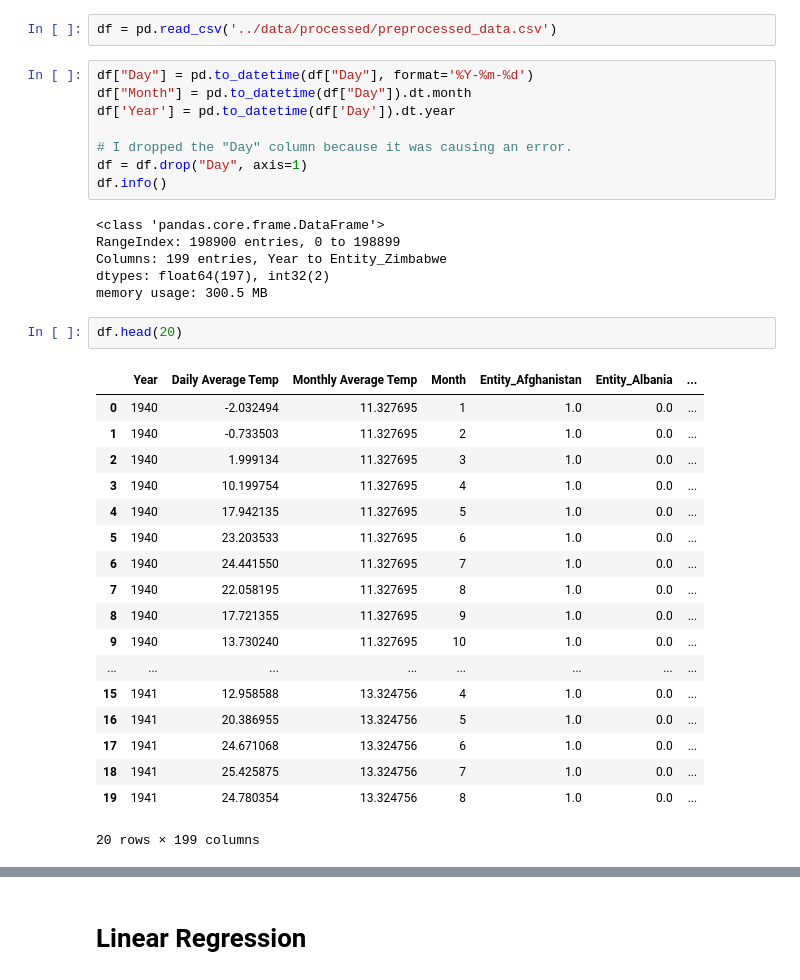
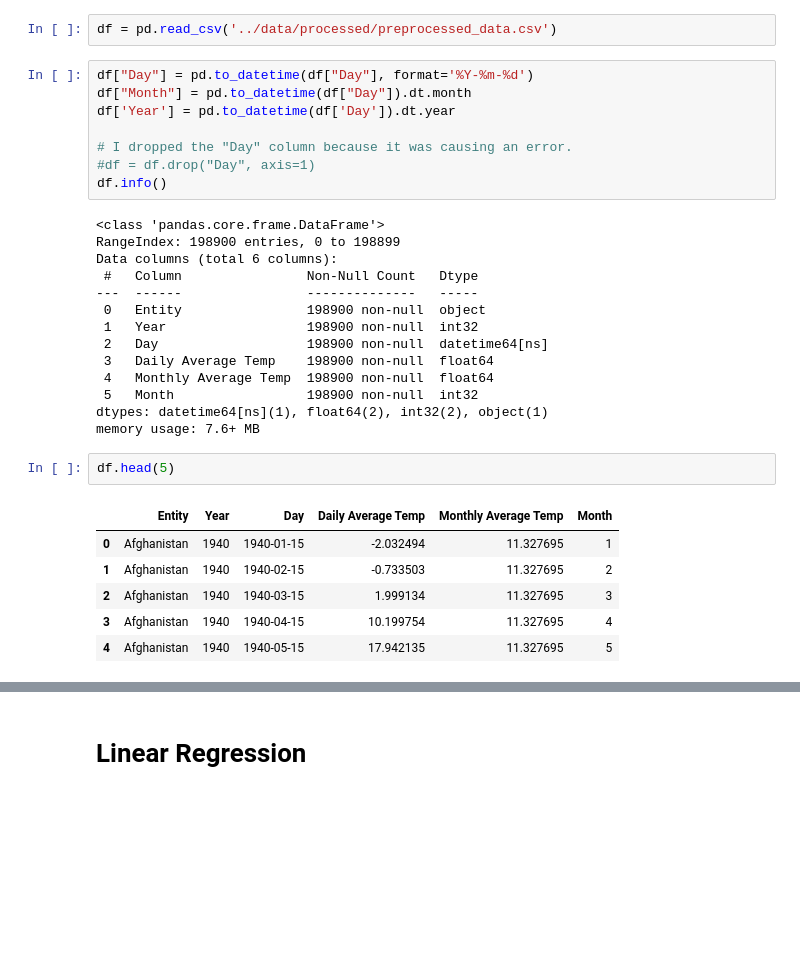
Before and after one commit to HugsAndSquishes/temperature-prediction, a Jupyter notebook: notebooks/modeling.ipynb, the cells around one changed output, grey strips where cells are left out. Drawn from its saved outputs; the diff is of its cells as text; blank space fills up the shorter version.

```diff
--- a/notebooks/modeling.ipynb
+++ b/notebooks/modeling.ipynb
@@ -14,35 +25,31 @@ df["Month"] = pd.to_datetime(df["Day"]).dt.month
 df['Year'] = pd.to_datetime(df['Day']).dt.year
 
 # I dropped the "Day" column because it was causing an error.
-df = df.drop("Day", axis=1)
+#df = df.drop("Day", axis=1)
 df.info()
 # %% [output]
 <class 'pandas.core.frame.DataFrame'>
 RangeIndex: 198900 entries, 0 to 198899
-Columns: 199 entries, Year to Entity_Zimbabwe
-dtypes: float64(197), int32(2)
-memory usage: 300.5 MB
+Data columns (total 6 columns):
+ #   Column                Non-Null Count   Dtype
+---  ------                --------------   -----
+ 0   Entity                198900 non-null  object
+ 1   Year                  198900 non-null  int32
+ 2   Day                   198900 non-null  datetime64[ns]
+ 3   Daily Average Temp    198900 non-null  float64
+ 4   Monthly Average Temp  198900 non-null  float64
+ 5   Month                 198900 non-null  int32
+dtypes: datetime64[ns](1), float64(2), int32(2), object(1)
+memory usage: 7.6+ MB
 # %%
-df.head(20)
+df.head(5)
 # %% [output]
-|  | Year | Daily Average Temp | Monthly Average Temp | Month | Entity_Afghanistan | Entity_Albania | ... |
-| 0 | 1940 | -2.032494 | 11.327695 | 1 | 1.0 | 0.0 | ... |
-| 1 | 1940 | -0.733503 | 11.327695 | 2 | 1.0 | 0.0 | ... |
-| 2 | 1940 | 1.999134 | 11.327695 | 3 | 1.0 | 0.0 | ... |
-| 3 | 1940 | 10.199754 | 11.327695 | 4 | 1.0 | 0.0 | ... |
-| 4 | 1940 | 17.942135 | 11.327695 | 5 | 1.0 | 0.0 | ... |
-| 5 | 1940 | 23.203533 | 11.327695 | 6 | 1.0 | 0.0 | ... |
-| 6 | 1940 | 24.441550 | 11.327695 | 7 | 1.0 | 0.0 | ... |
-| 7 | 1940 | 22.058195 | 11.327695 | 8 | 1.0 | 0.0 | ... |
-| 8 | 1940 | 17.721355 | 11.327695 | 9 | 1.0 | 0.0 | ... |
-| 9 | 1940 | 13.730240 | 11.327695 | 10 | 1.0 | 0.0 | ... |
-| ... | ... | ... | ... | ... | ... | ... | ... |
-| 15 | 1941 | 12.958588 | 13.324756 | 4 | 1.0 | 0.0 | ... |
-| 16 | 1941 | 20.386955 | 13.324756 | 5 | 1.0 | 0.0 | ... |
-| 17 | 1941 | 24.671068 | 13.324756 | 6 | 1.0 | 0.0 | ... |
-| 18 | 1941 | 25.425875 | 13.324756 | 7 | 1.0 | 0.0 | ... |
-| 19 | 1941 | 24.780354 | 13.324756 | 8 | 1.0 | 0.0 | ... |
+|  | Entity | Year | Day | Daily Average Temp | Monthly Average Temp | Month |
+| 0 | Afghanistan | 1940 | 1940-01-15 | -2.032494 | 11.327695 | 1 |
+| 1 | Afghanistan | 1940 | 1940-02-15 | -0.733503 | 11.327695 | 2 |
+| 2 | Afghanistan | 1940 | 1940-03-15 | 1.999134 | 11.327695 | 3 |
+| 3 | Afghanistan | 1940 | 1940-04-15 | 10.199754 | 11.327695 | 4 |
+| 4 | Afghanistan | 1940 | 1940-05-15 | 17.942135 | 11.327695 | 5 |
-20 rows × 199 columns
 # %%
 X = df.drop('Daily Average Temp', axis=1)
 y = df['Daily Average Temp']
```
Also changed, not shown: parts of 19 cells of this notebook, 4 other files.
